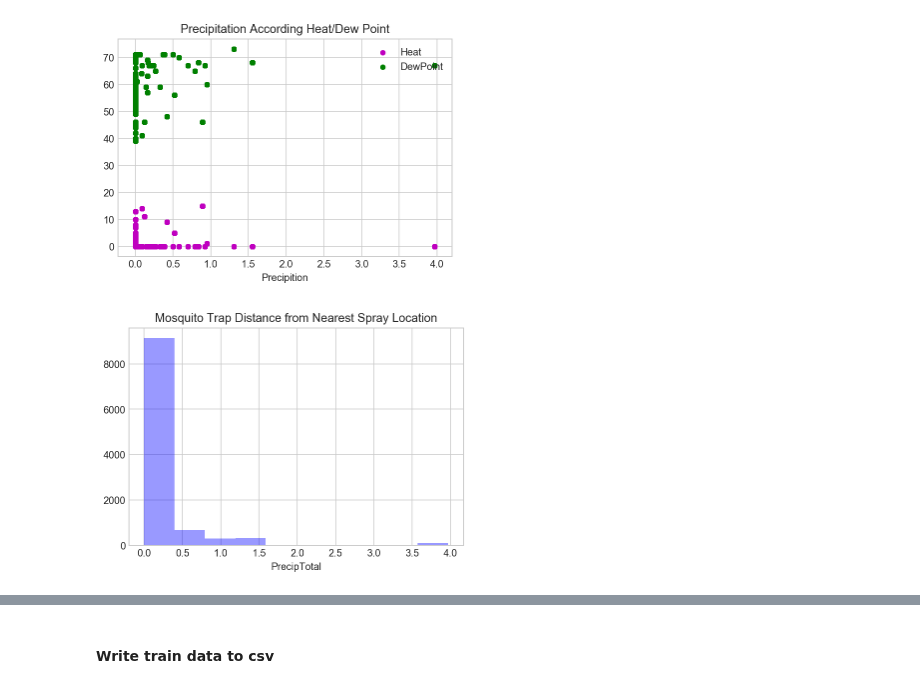
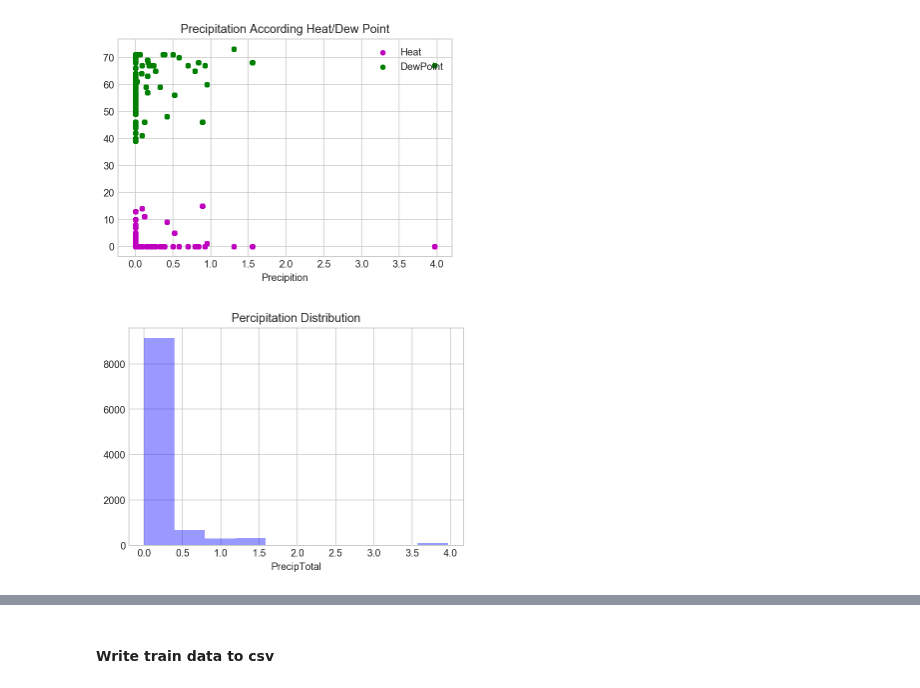
Before and after one commit to reef87/Predicting-West-Nile-Virus-Outbreaks-in-Chicago, a Jupyter notebook: code/project-4-wnv-nb1.ipynb, the cells around one changed output, grey strips where cells are left out. Saved outputs shown, nothing was run; the diff lists cells and outputs as text; code cells hidden in the pictures.

```diff
--- a/code/project-4-wnv-nb1.ipynb
+++ b/code/project-4-wnv-nb1.ipynb
@@ -282,7 +367,6 @@ plt.xlabel('Precipition');
 # %% [output]
 [figure]
 # %%
-#spray = train_spray['SprayDistance'].loc[pd.notnull(train_spray['SprayDistance'])]
-sns.distplot(precip, bins=10, kde=False, color="blue").set_title("Mosquito Trap Distance from Nearest Spray Location");
+sns.distplot(precip, bins=10, kde=False, color="blue").set_title("Percipitation Distribution");
 # %% [output]
-[figure, old version]
+[figure, new version]
```
Also changed, not shown: parts of 25 cells of this notebook, 3 other files.
